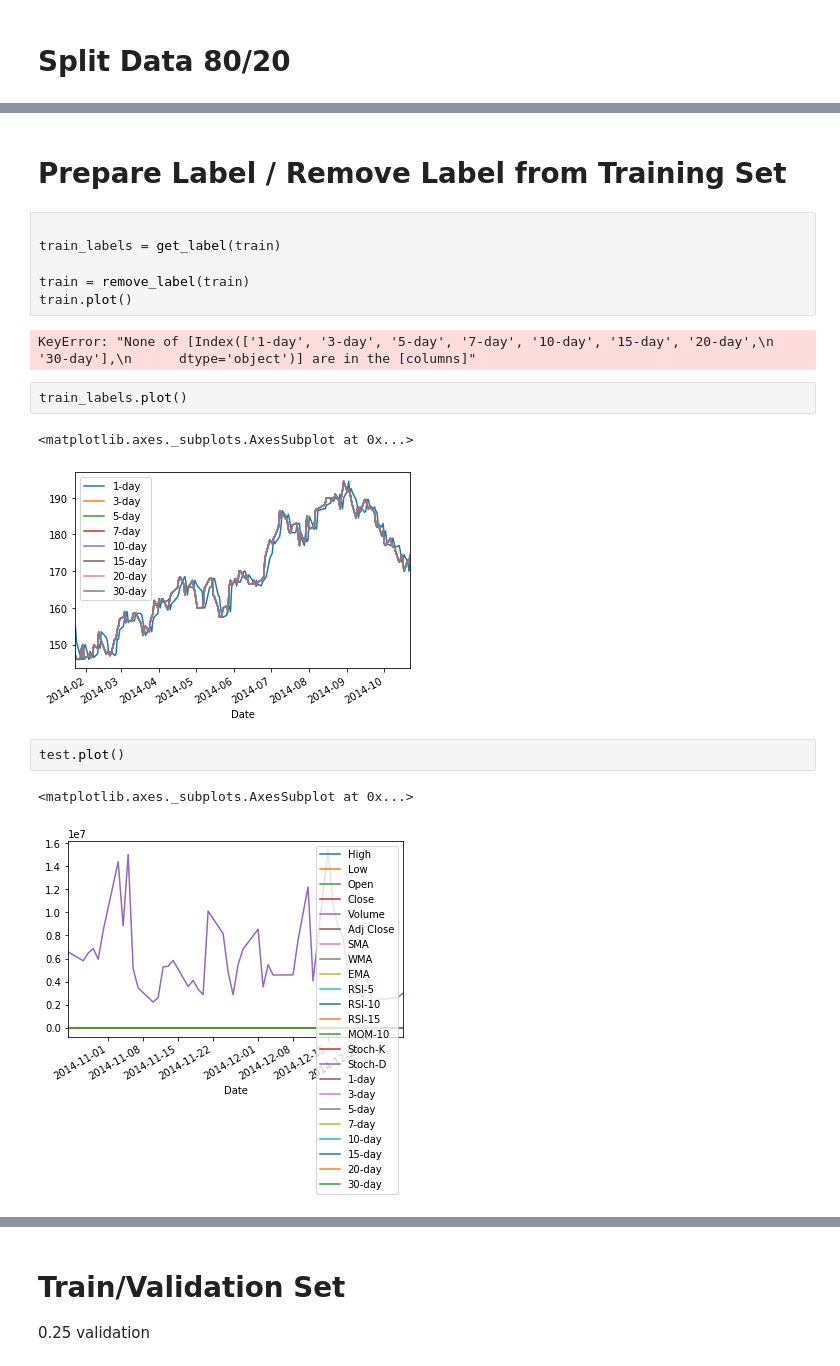
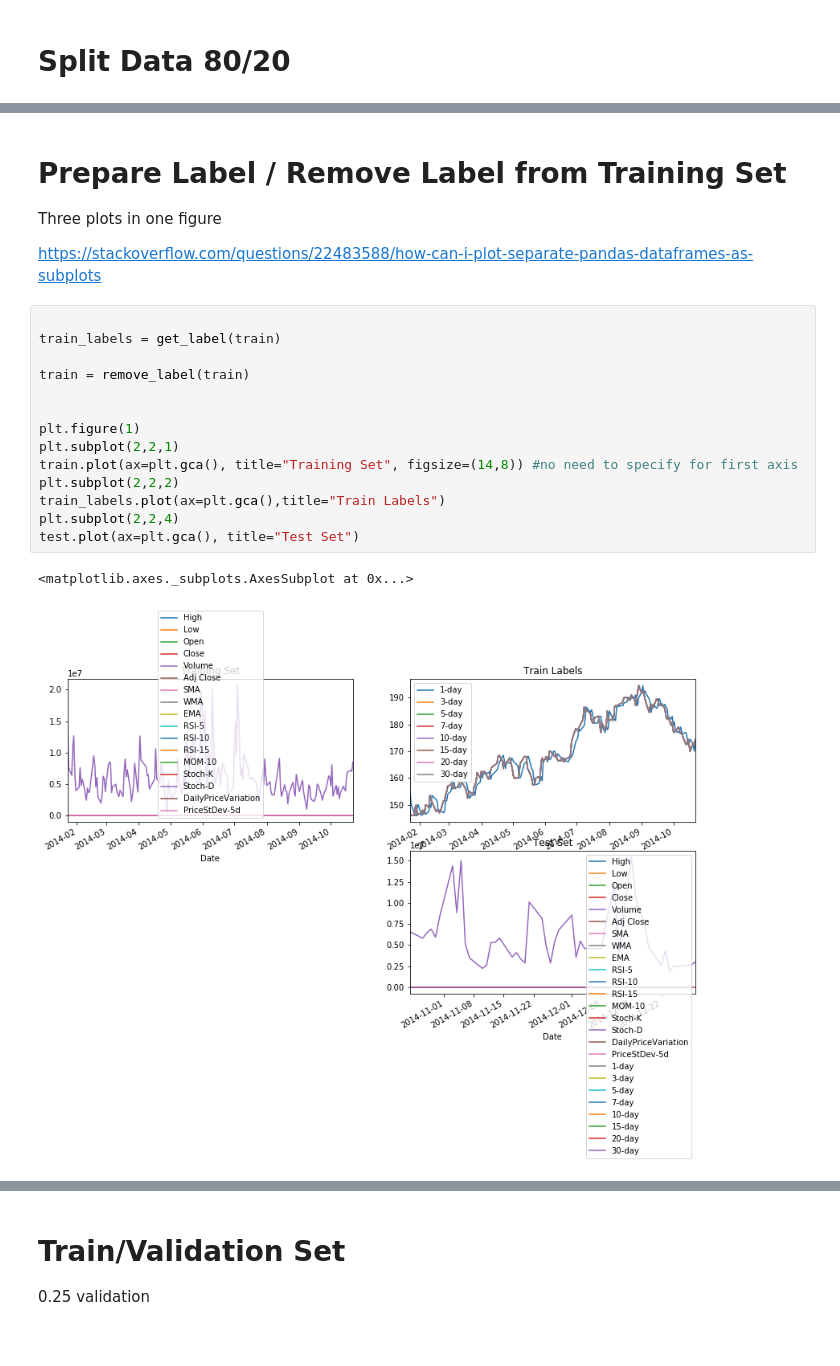
Before and after one commit to chayapan/thesis, a Jupyter notebook: 2.0 Feature Engineering/FeatureSelection_RF.ipynb, the cells around one changed output, grey strips where cells are left out. Saved outputs shown, nothing was run; the diff lists cells and outputs as text.

```diff
--- a/2.0 Feature Engineering/FeatureSelection_RF.ipynb
+++ b/2.0 Feature Engineering/FeatureSelection_RF.ipynb
@@ -288,24 +331,27 @@ train.tail(1).index.strftime("%Y-%m-%d").values[0]
 '2014-10-22'
 # %% [markdown]
 # Prepare Label / Remove Label from Training Set
+
+Three plots in one figure
+
+https://stackoverflow.com/questions/22483588/how-can-i-plot-separate-pandas-dataframes-as-subplots
-# %%
-
-train_labels = get_label(train)
-
-train = remove_label(train)
-train.plot()
-# %% [output]
-KeyError: "None of [Index(['1-day', '3-day', '5-day', '7-day', '10-day', '15-day', '20-day',\n       '30-day'],\n      dtype='object')] are in the [columns]"
-# %%
-train_labels.plot()
-# %% [output]
-<matplotlib.axes._subplots.AxesSubplot at 0x...>
-[figure, removed]
-# %%
-test.plot()
-# %% [output]
-<matplotlib.axes._subplots.AxesSubplot at 0x...>
-[figure, removed]
+# %%
+
+train_labels = get_label(train)
+
+train = remove_label(train)
+
+
+plt.figure(1)
+plt.subplot(2,2,1)
+train.plot(ax=plt.gca(), title="Training Set", figsize=(14,8)) #no need to specify for first axis
+plt.subplot(2,2,2)
+train_labels.plot(ax=plt.gca(),title="Train Labels")
+plt.subplot(2,2,4)
+test.plot(ax=plt.gca(), title="Test Set")
+# %% [output]
+<matplotlib.axes._subplots.AxesSubplot at 0x...>
+[figure, added]
 # %%
 # Convert all to numpy array
 # Labels are the values we want to predict
```
Also changed, not shown: parts of 23 cells of this notebook, 4 other files.
